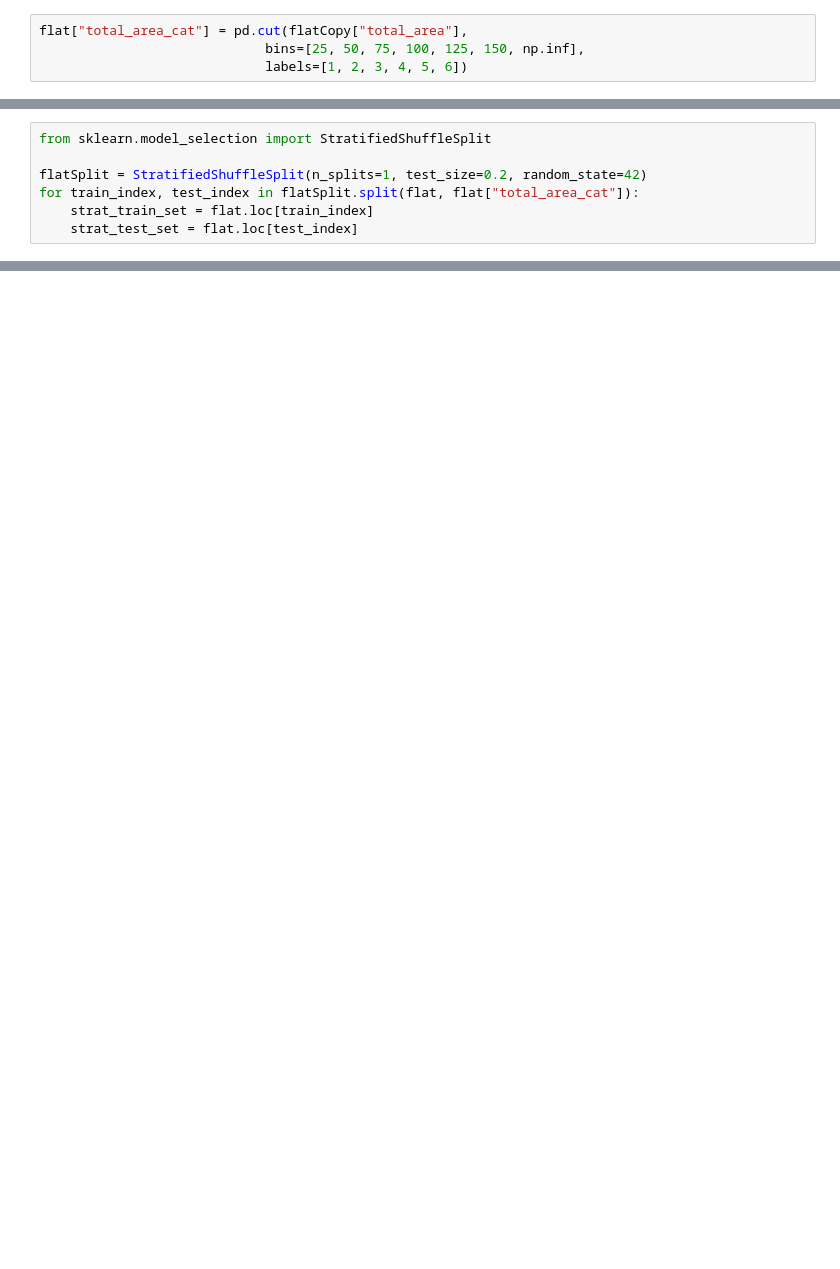
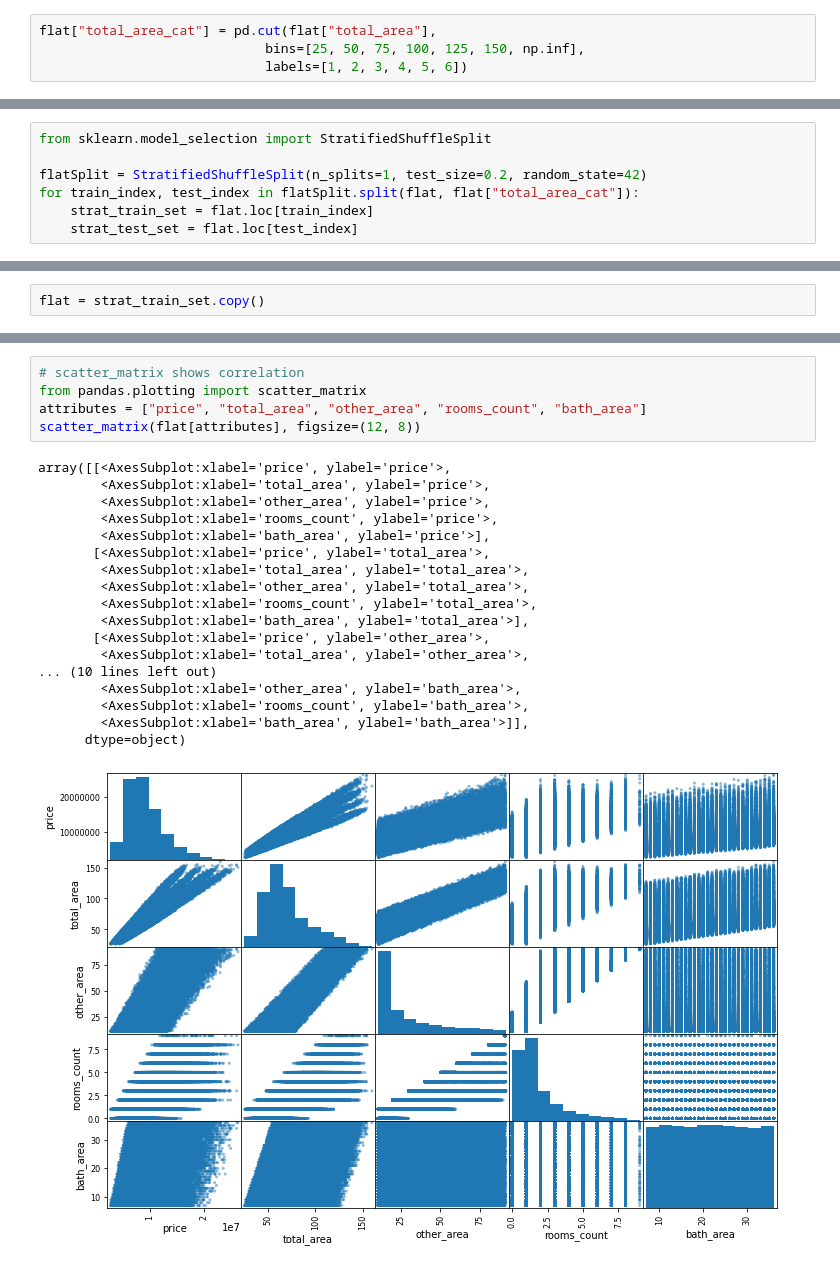
Before and after one commit to MasudHaider/Hands-on-ML, a Jupyter notebook: Kaggle_playground.ipynb, the cells around one changed output, grey strips where cells are left out. Drawn from its saved outputs; the diff is of its cells as text; blank space fills up the shorter version.

Commit message:
Practiced end-to-end ML project with ITMO Flat dataset

```diff
--- a/Kaggle_playground.ipynb
+++ b/Kaggle_playground.ipynb
@@ -200,4 +184,4 @@ train_set, test_set = train_test_split(flat, test_size=0.2, random_state=42)
 # %%
-flat["total_area_cat"] = pd.cut(flatCopy["total_area"],
+flat["total_area_cat"] = pd.cut(flat["total_area"],
                              bins=[25, 50, 75, 100, 125, 150, np.inf],
                              labels=[1, 2, 3, 4, 5, 6])
@@ -269,0 +234,2 @@ for set_ in (strat_train_set, strat_test_set):
+# %%
+flat = strat_train_set.copy()
@@ -269,0 +258,24 @@ for set_ in (strat_train_set, strat_test_set):
+# %%
+# scatter_matrix shows correlation
+from pandas.plotting import scatter_matrix
+attributes = ["price", "total_area", "other_area", "rooms_count", "bath_area"]
+scatter_matrix(flat[attributes], figsize=(12, 8))
+# %% [output]
+array([[<AxesSubplot:xlabel='price', ylabel='price'>,
+        <AxesSubplot:xlabel='total_area', ylabel='price'>,
+        <AxesSubplot:xlabel='other_area', ylabel='price'>,
+        <AxesSubplot:xlabel='rooms_count', ylabel='price'>,
+        <AxesSubplot:xlabel='bath_area', ylabel='price'>],
+       [<AxesSubplot:xlabel='price', ylabel='total_area'>,
+        <AxesSubplot:xlabel='total_area', ylabel='total_area'>,
+        <AxesSubplot:xlabel='other_area', ylabel='total_area'>,
+        <AxesSubplot:xlabel='rooms_count', ylabel='total_area'>,
+        <AxesSubplot:xlabel='bath_area', ylabel='total_area'>],
+       [<AxesSubplot:xlabel='price', ylabel='other_area'>,
+        <AxesSubplot:xlabel='total_area', ylabel='other_area'>,
+... (10 lines left out)
+        <AxesSubplot:xlabel='other_area', ylabel='bath_area'>,
+        <AxesSubplot:xlabel='rooms_count', ylabel='bath_area'>,
+        <AxesSubplot:xlabel='bath_area', ylabel='bath_area'>]],
+      dtype=object)
+[figure, added]
```
Also changed, not shown: parts of 84 cells of this notebook.
